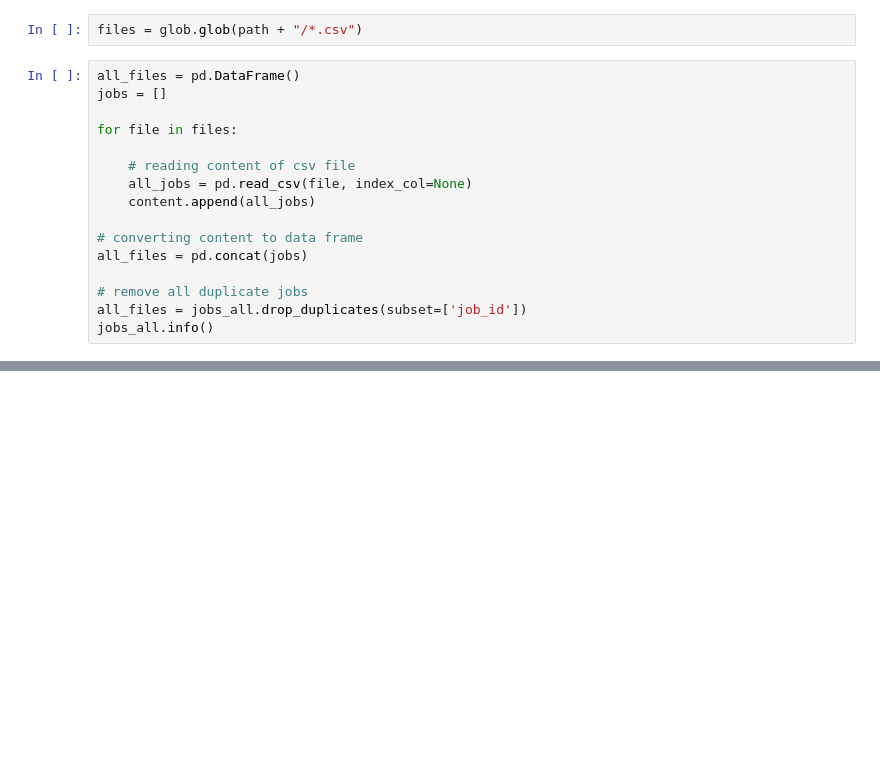
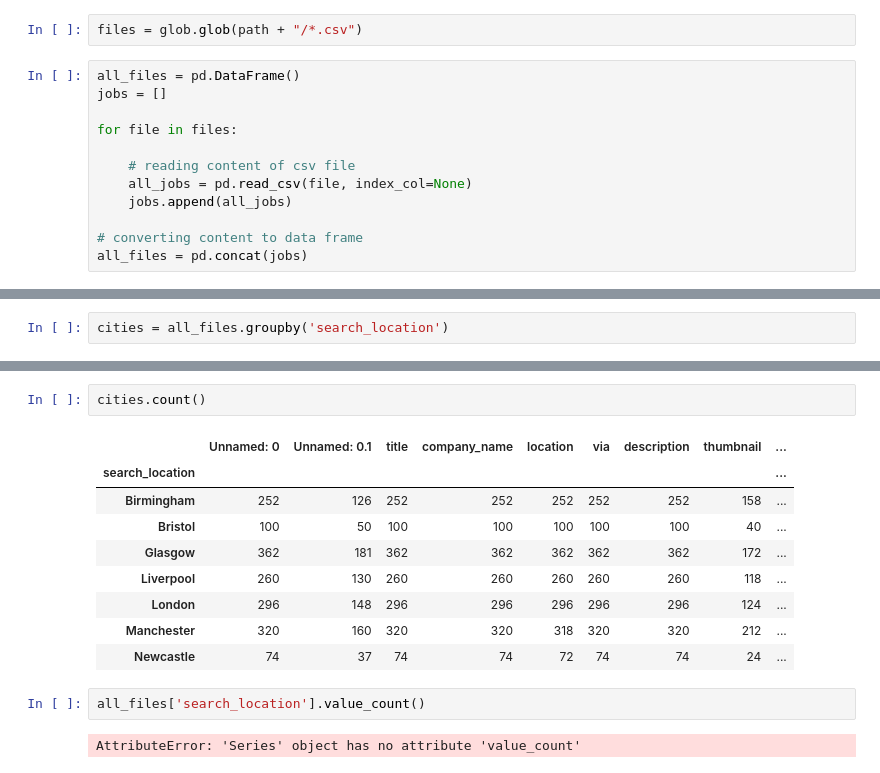
Before and after one commit to dekings44/ui_ux_job_analysis, a Jupyter notebook: main.ipynb, the cells around one changed output, grey strips where cells are left out. Cells and saved outputs as stored; diff of their text form; blank space fills up the shorter version.

Commit message:
checked the value count, and glasgow has the most jobs or all the cities

```diff
--- a/main.ipynb
+++ b/main.ipynb
@@ -150,11 +150,7 @@ for file in files:
 
     # reading content of csv file
     all_jobs = pd.read_csv(file, index_col=None)
-    content.append(all_jobs)
+    jobs.append(all_jobs)
 
 # converting content to data frame
 all_files = pd.concat(jobs)
-
-# remove all duplicate jobs
-all_files = jobs_all.drop_duplicates(subset=['job_id'])
-jobs_all.info()
@@ -160,0 +186,2 @@ jobs_all.info()
+# %%
+cities = all_files.groupby('search_location')
@@ -160,0 +200,16 @@ jobs_all.info()
+# %%
+cities.count()
+# %% [output]
+|  | Unnamed: 0 | Unnamed: 0.1 | title | company_name | location | via | description | thumbnail | ... |
+| search_location |  |  |  |  |  |  |  |  | ... |
+| Birmingham | 252 | 126 | 252 | 252 | 252 | 252 | 252 | 158 | ... |
+| Bristol | 100 | 50 | 100 | 100 | 100 | 100 | 100 | 40 | ... |
+| Glasgow | 362 | 181 | 362 | 362 | 362 | 362 | 362 | 172 | ... |
+| Liverpool | 260 | 130 | 260 | 260 | 260 | 260 | 260 | 118 | ... |
+| London | 296 | 148 | 296 | 296 | 296 | 296 | 296 | 124 | ... |
+| Manchester | 320 | 160 | 320 | 320 | 318 | 320 | 320 | 212 | ... |
+| Newcastle | 74 | 37 | 74 | 74 | 72 | 74 | 74 | 24 | ... |
+# %%
+all_files['search_location'].value_count()
+# %% [output]
+AttributeError: 'Series' object has no attribute 'value_count'
```
Also changed, not shown: parts of 3 cells of this notebook.
